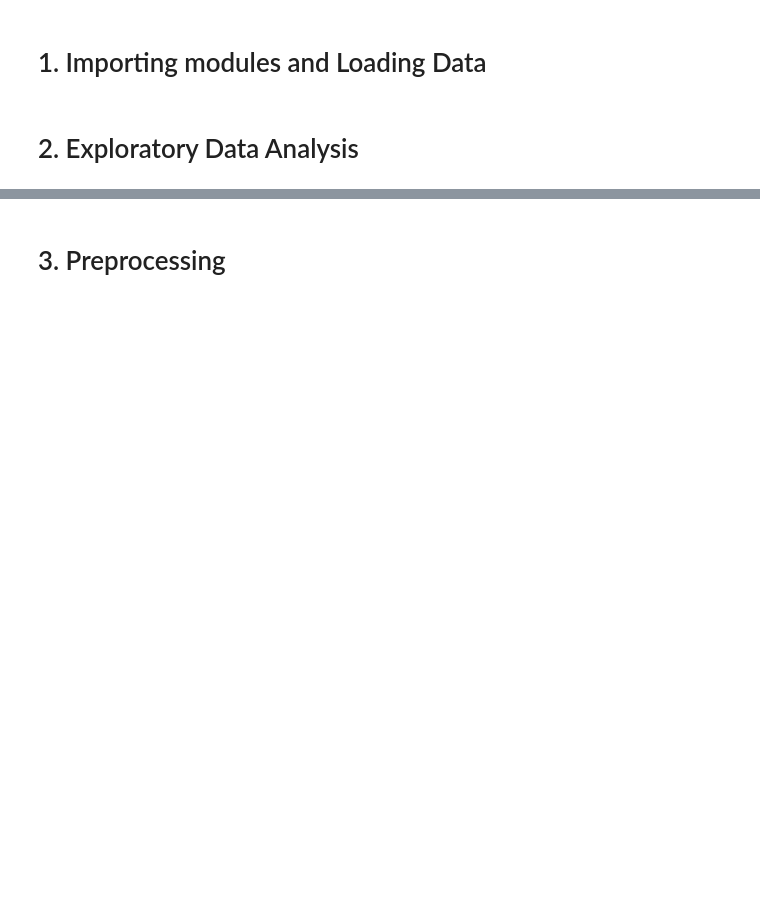
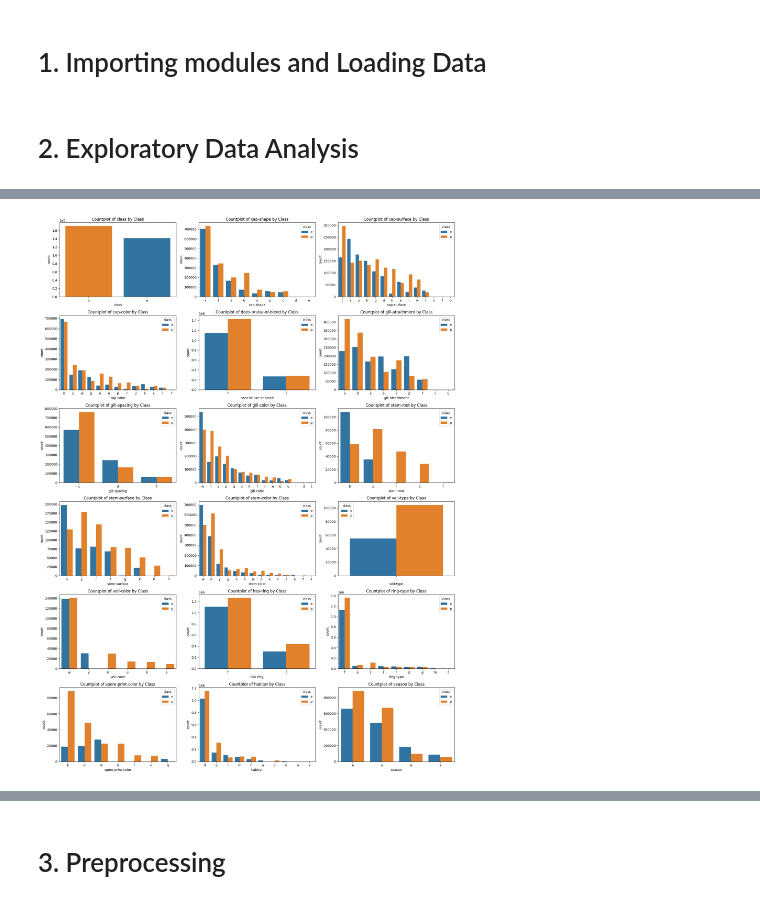
Before and after one commit to Jleeuwenburgh/mushroom-classification, a Jupyter notebook: challenge.ipynb, the cells around one changed output, grey strips where cells are left out. Saved outputs shown, nothing was run; the diff lists cells and outputs as text; code cells hidden in the pictures; blank space fills up the shorter version.

```diff
--- a/challenge.ipynb
+++ b/challenge.ipynb
@@ -1,4 +1,17 @@
 # %% [markdown]
 # 1. Importing modules and Loading Data
+# %%
+import pandas as pd
+import numpy as np
+
+# graphing libraries
+import matplotlib.pyplot as plt
+import seaborn as sns
+
+DATA_DIR = "data/"
+
+# load the dataset
+df_train = pd.read_csv(DATA_DIR + "train.csv")
+df_test = pd.read_csv(DATA_DIR + "test.csv")
 # %% [markdown]
 # 2. Exploratory Data Analysis
@@ -10,0 +80,7 @@
+# %%
+# get categorical and numerical columns
+categorical_cols = df_train.select_dtypes(include=['object']).columns.tolist()
+numerical_cols = [col for col in df_train.select_dtypes(include=['int64', 'float64']).columns if col != 'id']
+
+print(f"Categorical columns ({len(categorical_cols)}):", categorical_cols)
+print(f"Numerical columns ({len(numerical_cols)}):", numerical_cols)
@@ -10,0 +118,15 @@
+# %%
+# Plot countplots for categorical features with class as hue, arranged in a grid of 6x3
+# exclude counts lower than 50 for clarity
+num_cols = 3
+num_rows = 6
+plt.figure(figsize=(18, 24))
+for i, col in enumerate(categorical_cols):
+    plt.subplot(num_rows, num_cols, i + 1)
+    sns.countplot(data=df_train, x=col, hue='class', order=df_train[col].value_counts()[df_train[col].value_counts() > 50].index)
+    plt.title(f'Countplot of {col} by Class')
+    # plt.xticks(rotation=45)
+    plt.tight_layout()
+plt.show()
+# %% [output]
+[figure, added]
```
Also changed, not shown: parts of 15 cells of this notebook, 1 other file.
